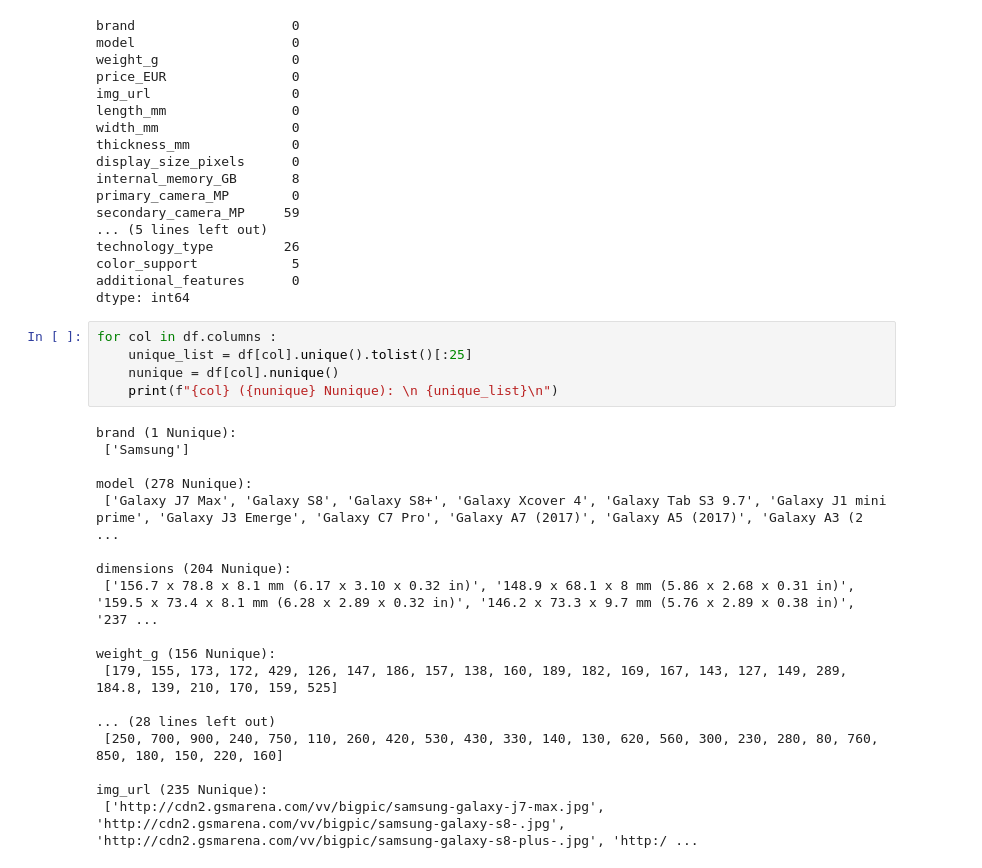
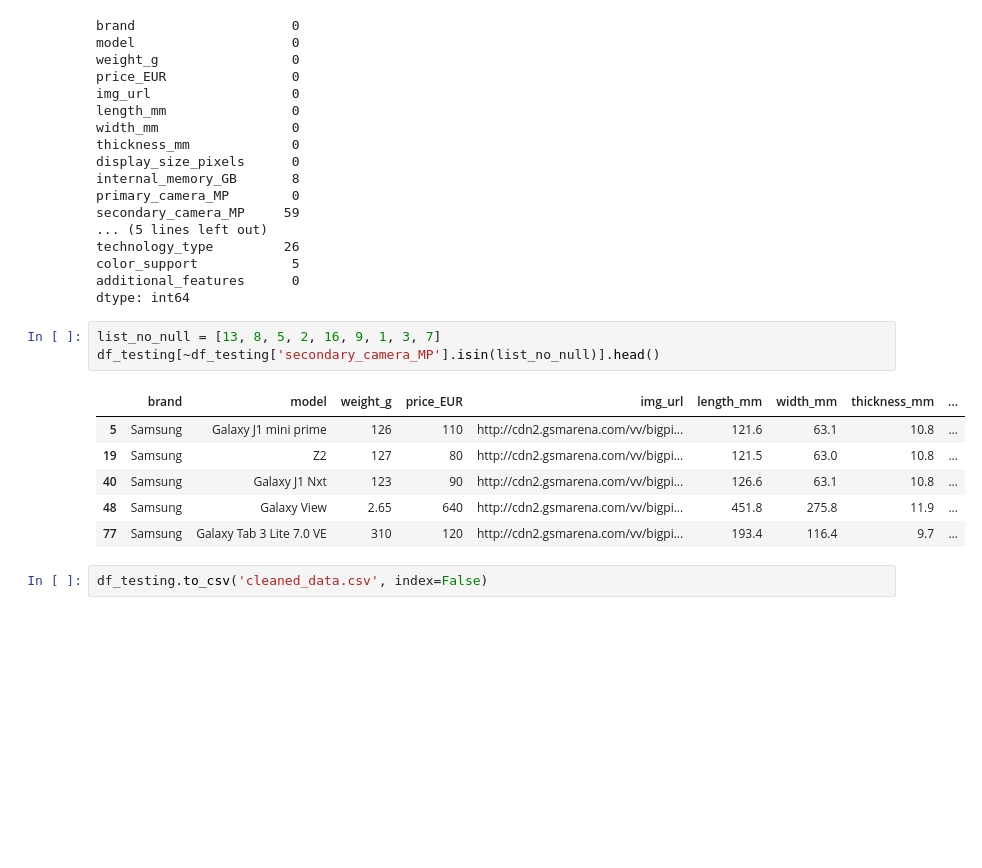
Before and after one commit to TheOX7/Handphone-SAW-Algorithm-Streamlit, a Jupyter notebook: saw.ipynb, the cells around one changed output. Cells and saved outputs as stored; diff of their text form; blank space fills up the shorter version.

Commit message:
Finished .ipynb file for Data Cleansing

```diff
--- a/saw.ipynb
+++ b/saw.ipynb
@@ -225,26 +225,15 @@ technology_type         26
 color_support            5
 additional_features      0
 dtype: int64
-# %%
-for col in df.columns :
-    unique_list = df[col].unique().tolist()[:25]
-    nunique = df[col].nunique()
-    print(f"{col} ({nunique} Nunique): \n {unique_list}\n")
-# %% [output]
-brand (1 Nunique):
- ['Samsung']
-
-model (278 Nunique):
- ['Galaxy J7 Max', 'Galaxy S8', 'Galaxy S8+', 'Galaxy Xcover 4', 'Galaxy Tab S3 9.7', 'Galaxy J1 mini prime', 'Galaxy J3 Emerge', 'Galaxy C7 Pro', 'Galaxy A7 (2017)', 'Galaxy A5 (2017)', 'Galaxy A3 (2 ...
-
-dimensions (204 Nunique):
- ['156.7 x 78.8 x 8.1 mm (6.17 x 3.10 x 0.32 in)', '148.9 x 68.1 x 8 mm (5.86 x 2.68 x 0.31 in)', '159.5 x 73.4 x 8.1 mm (6.28 x 2.89 x 0.32 in)', '146.2 x 73.3 x 9.7 mm (5.76 x 2.89 x 0.38 in)', '237 ...
-
-weight_g (156 Nunique):
- [179, 155, 173, 172, 429, 126, 147, 186, 157, 138, 160, 189, 182, 169, 167, 143, 127, 149, 289, 184.8, 139, 210, 170, 159, 525]
-
-... (28 lines left out)
- [250, 700, 900, 240, 750, 110, 260, 420, 530, 430, 330, 140, 130, 620, 560, 300, 230, 280, 80, 760, 850, 180, 150, 220, 160]
-
-img_url (235 Nunique):
- ['http://cdn2.gsmarena.com/vv/bigpic/samsung-galaxy-j7-max.jpg', 'http://cdn2.gsmarena.com/vv/bigpic/samsung-galaxy-s8-.jpg', 'http://cdn2.gsmarena.com/vv/bigpic/samsung-galaxy-s8-plus-.jpg', 'http:/ ...
+# %%
+list_no_null = [13, 8, 5, 2, 16, 9, 1, 3, 7]
+df_testing[~df_testing['secondary_camera_MP'].isin(list_no_null)].head()
+# %% [output]
+|  | brand | model | weight_g | price_EUR | img_url | length_mm | width_mm | thickness_mm | ... |
+| 5 | Samsung | Galaxy J1 mini prime | 126 | 110 | http://cdn2.gsmarena.com/vv/bigpi... | 121.6 | 63.1 | 10.8 | ... |
+| 19 | Samsung | Z2 | 127 | 80 | http://cdn2.gsmarena.com/vv/bigpi... | 121.5 | 63.0 | 10.8 | ... |
+| 40 | Samsung | Galaxy J1 Nxt | 123 | 90 | http://cdn2.gsmarena.com/vv/bigpi... | 126.6 | 63.1 | 10.8 | ... |
+| 48 | Samsung | Galaxy View | 2.65 | 640 | http://cdn2.gsmarena.com/vv/bigpi... | 451.8 | 275.8 | 11.9 | ... |
+| 77 | Samsung | Galaxy Tab 3 Lite 7.0 VE | 310 | 120 | http://cdn2.gsmarena.com/vv/bigpi... | 193.4 | 116.4 | 9.7 | ... |
+# %%
+df_testing.to_csv('cleaned_data.csv', index=False)
```
